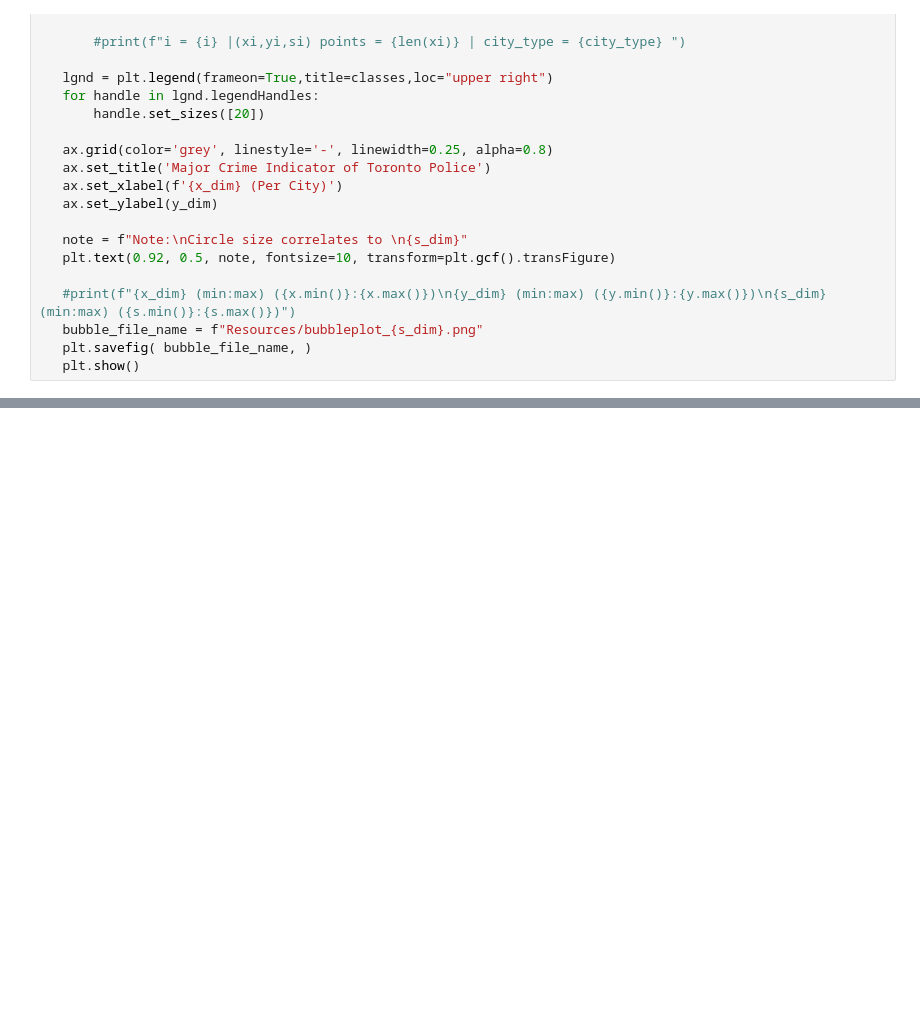
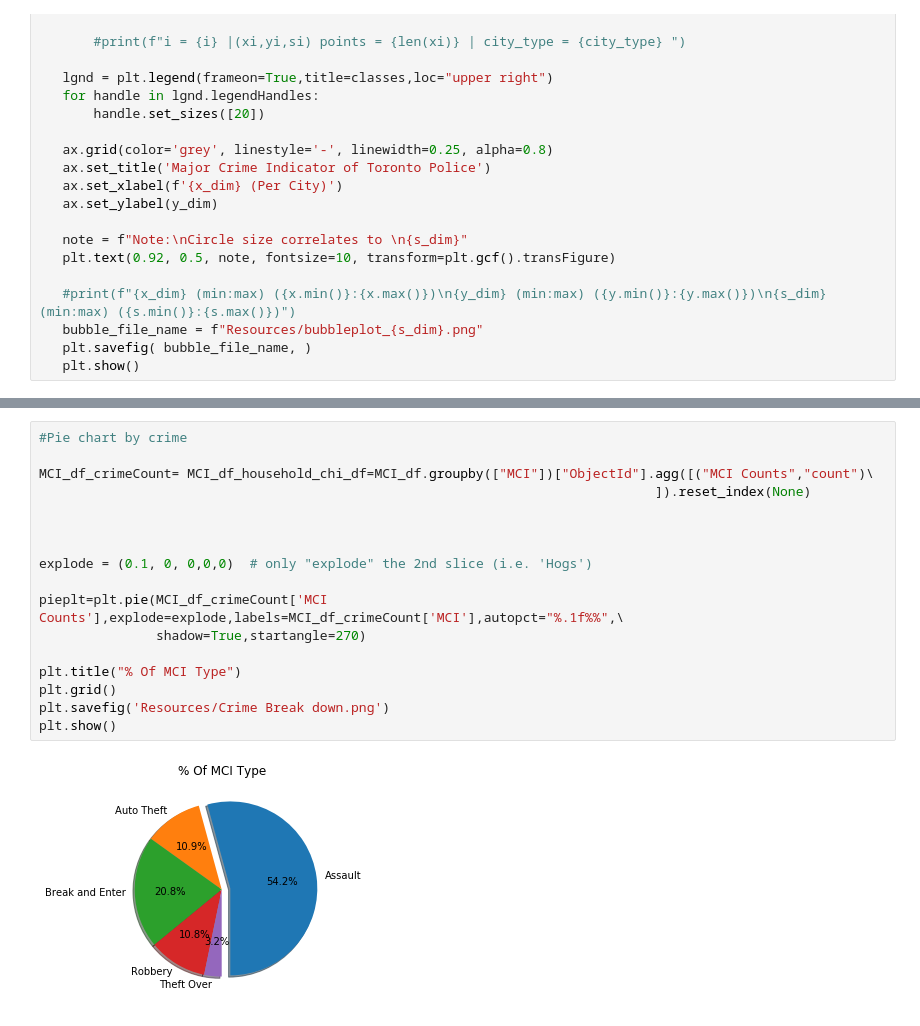
Before and after one commit to iragomez68/project-three-amigos-mci, a Jupyter notebook: MCI_Analysis.ipynb, the cells around one changed output, grey strips where cells are left out. Drawn from its saved outputs; the diff is of its cells as text; blank space fills up the shorter version.

```diff
--- a/MCI_Analysis.ipynb
+++ b/MCI_Analysis.ipynb
@@ -282,0 +231,19 @@ plt.show()
+# %%
+#Pie chart by crime
+
+MCI_df_crimeCount= MCI_df_household_chi_df=MCI_df.groupby(["MCI"])["ObjectId"].agg([("MCI Counts","count")\
+                                                                               ]).reset_index(None)
+
+
+
+explode = (0.1, 0, 0,0,0)  # only "explode" the 2nd slice (i.e. 'Hogs')
+
+pieplt=plt.pie(MCI_df_crimeCount['MCI Counts'],explode=explode,labels=MCI_df_crimeCount['MCI'],autopct="%.1f%%",\
+               shadow=True,startangle=270)
+
+plt.title("% Of MCI Type")
+plt.grid()
+plt.savefig('Resources/Crime Break down.png')
+plt.show()
+# %% [output]
+[figure, added]
```
Also changed, not shown: parts of 29 cells of this notebook.
